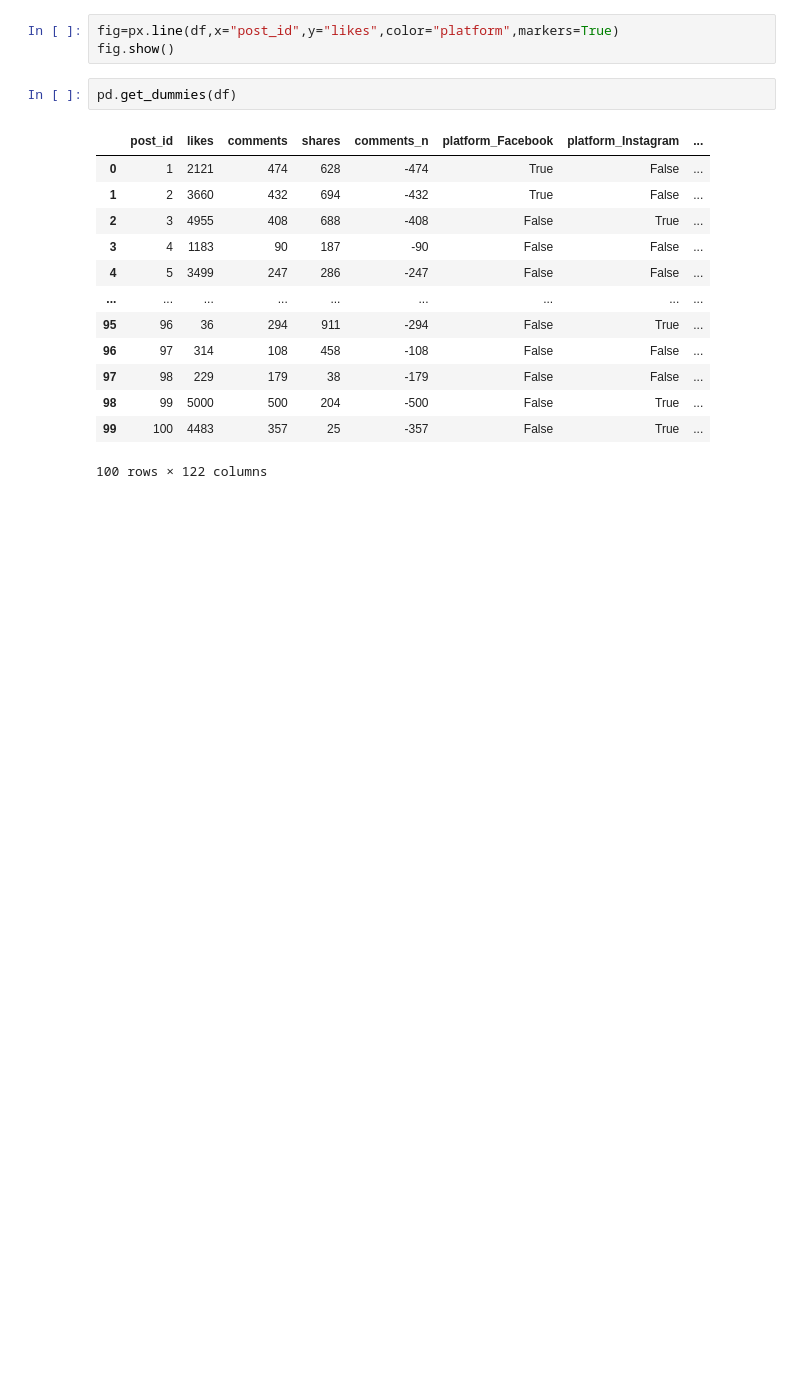
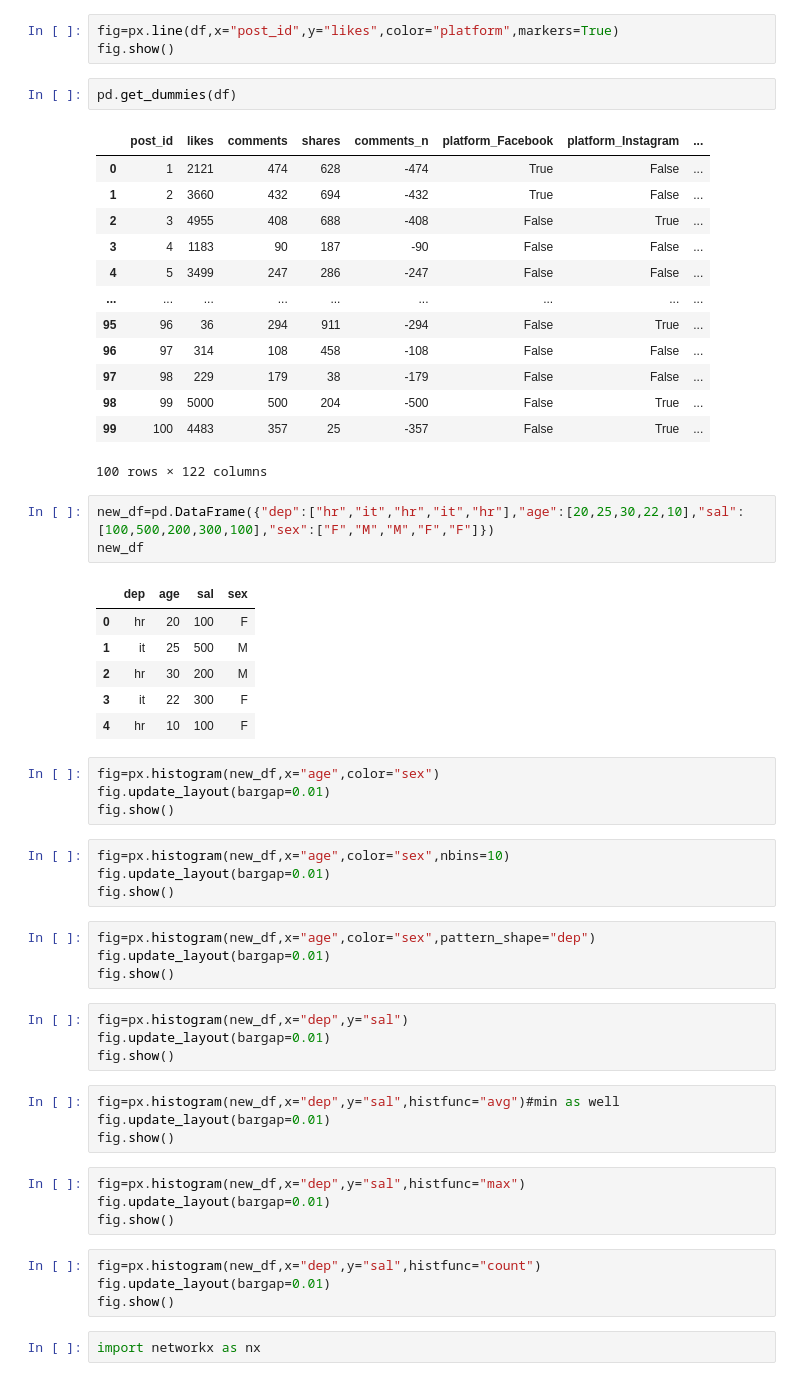
Before and after one commit to BhavyaDoriya/Python-2, a Jupyter notebook: T1/plotly.ipynb, the cells around one changed output. Cells and saved outputs as stored; diff of their text form; blank space fills up the shorter version.

```diff
--- a/T1/plotly.ipynb
+++ b/T1/plotly.ipynb
@@ -147,3 +147,43 @@ pd.get_dummies(df)
 | 98 | 99 | 5000 | 500 | 204 | -500 | False | True | ... |
 | 99 | 100 | 4483 | 357 | 25 | -357 | False | True | ... |
 100 rows × 122 columns
+# %%
+new_df=pd.DataFrame({"dep":["hr","it","hr","it","hr"],"age":[20,25,30,22,10],"sal":[100,500,200,300,100],"sex":["F","M","M","F","F"]})
+new_df
+# %% [output]
+|  | dep | age | sal | sex |
+| 0 | hr | 20 | 100 | F |
+| 1 | it | 25 | 500 | M |
+| 2 | hr | 30 | 200 | M |
+| 3 | it | 22 | 300 | F |
+| 4 | hr | 10 | 100 | F |
+# %%
+fig=px.histogram(new_df,x="age",color="sex")
+fig.update_layout(bargap=0.01)
+fig.show()
+# %%
+fig=px.histogram(new_df,x="age",color="sex",nbins=10)
+fig.update_layout(bargap=0.01)
+fig.show()
+# %%
+fig=px.histogram(new_df,x="age",color="sex",pattern_shape="dep")
+fig.update_layout(bargap=0.01)
+fig.show()
+# %%
+fig=px.histogram(new_df,x="dep",y="sal")
+fig.update_layout(bargap=0.01)
+fig.show()
+# %%
+fig=px.histogram(new_df,x="dep",y="sal",histfunc="avg")#min as well
+fig.update_layout(bargap=0.01)
+fig.show()
+# %%
+fig=px.histogram(new_df,x="dep",y="sal",histfunc="max")
+fig.update_layout(bargap=0.01)
+fig.show()
+# %%
+fig=px.histogram(new_df,x="dep",y="sal",histfunc="count")
+fig.update_layout(bargap=0.01)
+fig.show()
+# %%
+import networkx as nx
```
Also changed, not shown: parts of 3 cells of this notebook, 1 other file.
